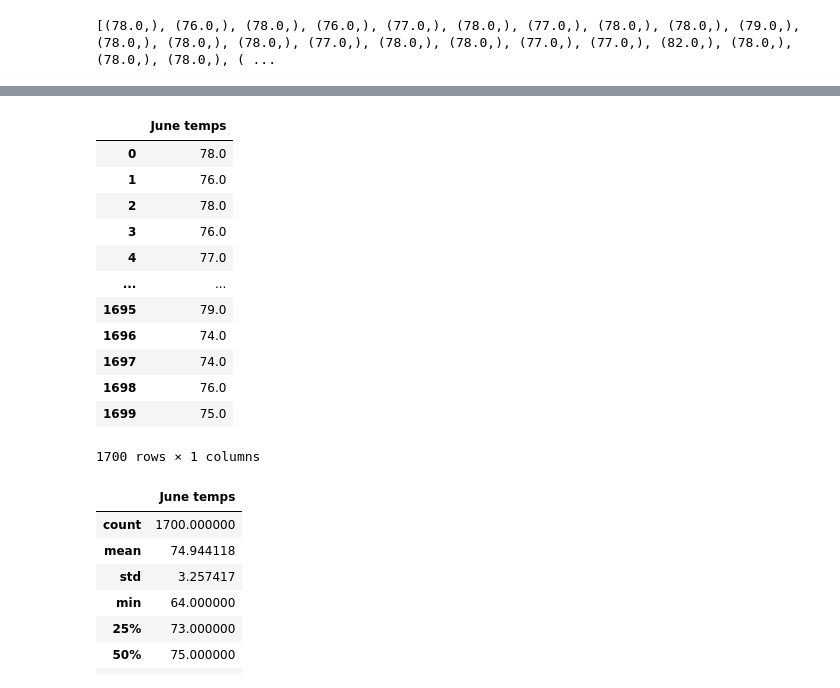
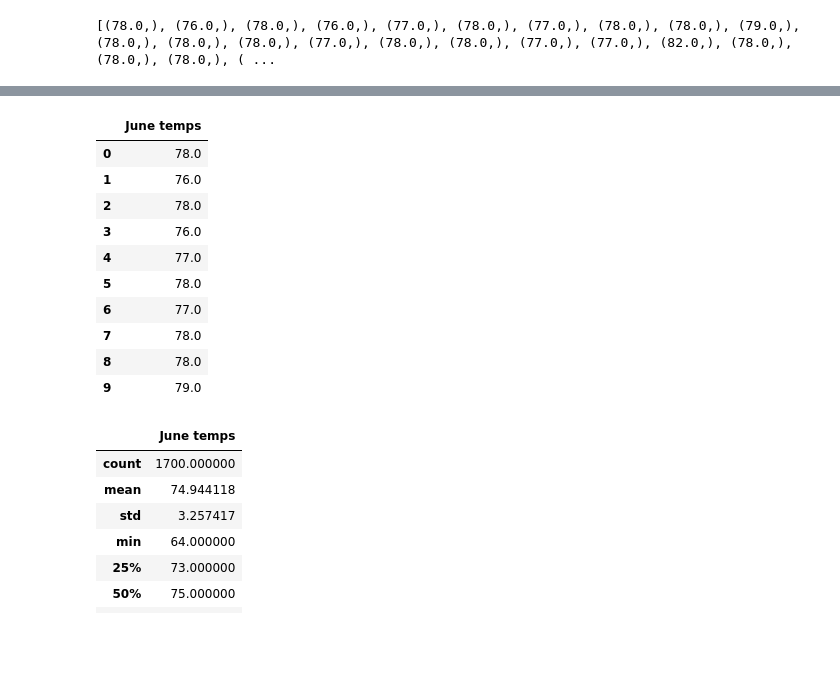
Before and after one commit to GopherCNM/Module9_surfs-up, a Jupyter notebook: SurfsUp_Challenge.ipynb, the cells around one changed output, grey strips where cells are left out. Cells and saved outputs as stored; diff of their text form; code cells hidden in the pictures; blank space fills up the shorter version.

```diff
--- a/SurfsUp_Challenge.ipynb
+++ b/SurfsUp_Challenge.ipynb
@@ -58,21 +39,19 @@ june_list
 # %%
 # 4. Create a DataFrame from the list of temperatures for the month of June.
 june_df = pd.DataFrame(june_list, columns=['June temps'])
-june_df
+june_df.head(10)
 # %% [output]
 |  | June temps |
 | 0 | 78.0 |
 | 1 | 76.0 |
 | 2 | 78.0 |
 | 3 | 76.0 |
 | 4 | 77.0 |
-| ... | ... |
-| 1695 | 79.0 |
-| 1696 | 74.0 |
-| 1697 | 74.0 |
-| 1698 | 76.0 |
-| 1699 | 75.0 |
+| 5 | 78.0 |
+| 6 | 77.0 |
+| 7 | 78.0 |
+| 8 | 78.0 |
+| 9 | 79.0 |
-1700 rows × 1 columns
 # %%
 # 5. Calculate and print out the summary statistics for the June temperature DataFrame.
 june_df.describe()
```
Also changed, not shown: parts of 3 cells of this notebook.
